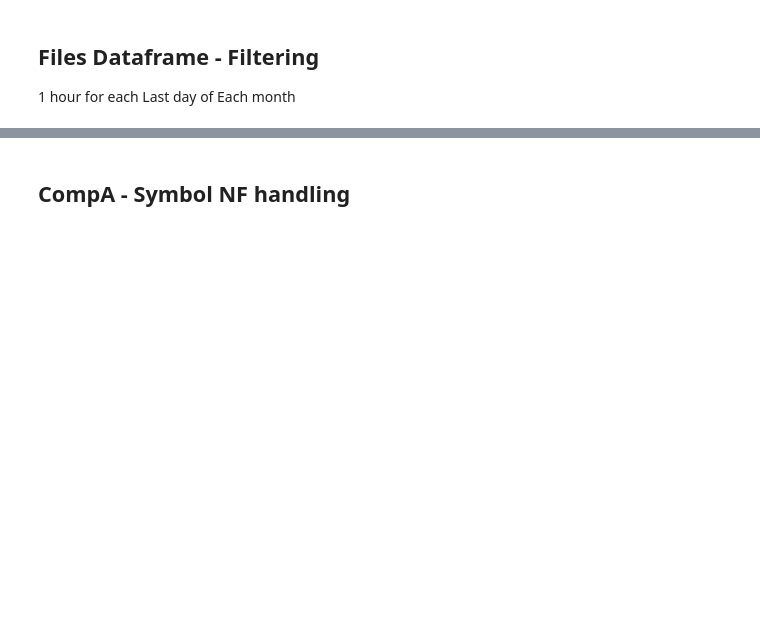
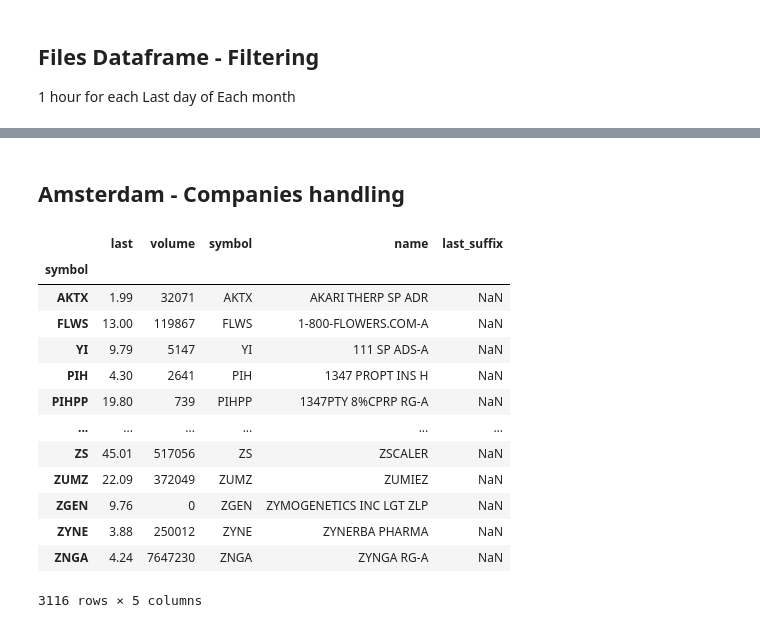
Before and after one commit to camilziane/bourse_big_data, a Jupyter notebook: analyzer/analyzer_playground.ipynb, the cells around one changed output, grey strips where cells are left out. Drawn from its saved outputs; the diff is of its cells as text; code cells hidden in the pictures; blank space fills up the shorter version.

```diff
--- a/analyzer/analyzer_playground.ipynb
+++ b/analyzer/analyzer_playground.ipynb
@@ -120,2 +49,0 @@ def pea_pme_df_to_companies(dfs: list[pd.DataFrame]):
-# %% [markdown]
-## CompA - Symbol NF handling
@@ -121,0 +100,22 @@ def pea_pme_df_to_companies(dfs: list[pd.DataFrame]):
+# %% [markdown]
+## Amsterdam - Companies handling
+# %%
+dfs_amsterdam = multi_read_df_from_paths(list(file_infos_df_filtered[file_infos_df_filtered["market"] == "amsterdam"] ["path"]))
+# %%
+
+dfs_amsterdam[0]
+# %% [output]
+|  | last | volume | symbol | name | last_suffix |
+| symbol |  |  |  |  |  |
+| AKTX | 1.99 | 32071 | AKTX | AKARI THERP SP ADR | NaN |
+| FLWS | 13.00 | 119867 | FLWS | 1-800-FLOWERS.COM-A | NaN |
+| YI | 9.79 | 5147 | YI | 111 SP ADS-A | NaN |
+| PIH | 4.30 | 2641 | PIH | 1347 PROPT INS H | NaN |
+| PIHPP | 19.80 | 739 | PIHPP | 1347PTY 8%CPRP RG-A | NaN |
+| ... | ... | ... | ... | ... | ... |
+| ZS | 45.01 | 517056 | ZS | ZSCALER | NaN |
+| ZUMZ | 22.09 | 372049 | ZUMZ | ZUMIEZ | NaN |
+| ZGEN | 9.76 | 0 | ZGEN | ZYMOGENETICS INC LGT ZLP | NaN |
+| ZYNE | 3.88 | 250012 | ZYNE | ZYNERBA PHARMA | NaN |
+| ZNGA | 4.24 | 7647230 | ZNGA | ZYNGA RG-A | NaN |
+3116 rows × 5 columns
```
Also changed, not shown: parts of 49 cells of this notebook.
